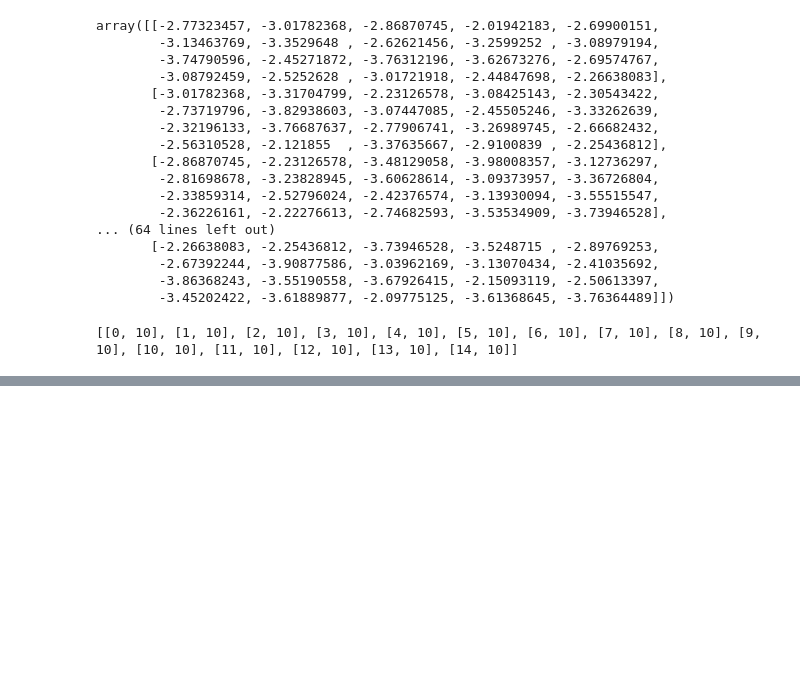
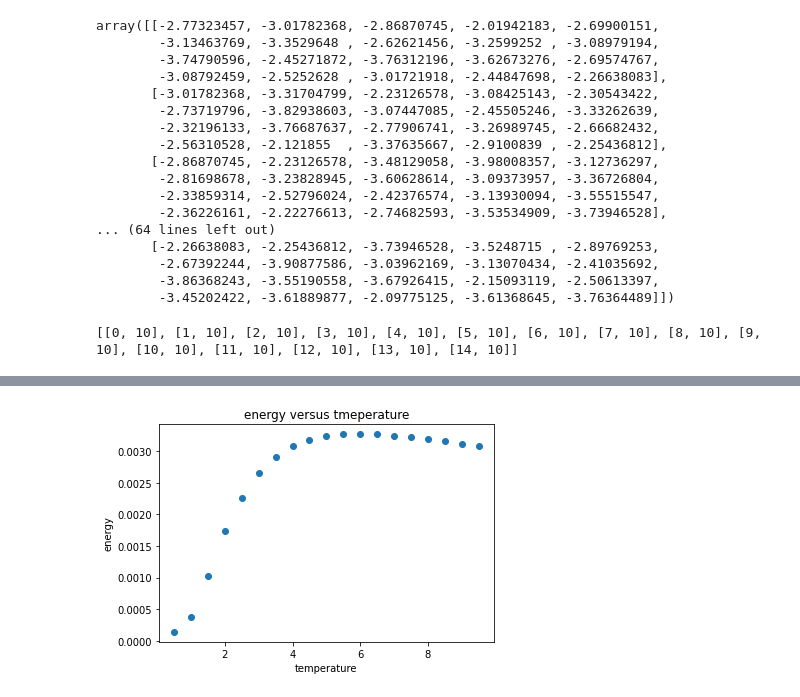
Before and after one commit to andy3278/PHYS4191_Capstone, a Jupyter notebook: final_test.ipynb, the cells around one changed output, grey strips where cells are left out. Cells and saved outputs as stored; diff of their text form; code cells hidden in the pictures; blank space fills up the shorter version.

```diff
--- a/final_test.ipynb
+++ b/final_test.ipynb
@@ -298,0 +316,11 @@ plt.show()
+# %%
+kk = [-0.00013988086586254306, -0.0003763852195512058, -0.0010215348538788632, -0.001732411217159116, -0.0022648166355634432, -0.0026561819455760798, -0.002907458958205845, -0.003073721750444946, -0.0031788175487762623, -0.003237958646745721, -0.003265276506123856, -0.0032648516003949937, -0.00326604562958725, -0.003245407875636301, -0.0032225093634406206, -0.003190996284202452, -0.0031543240576433385, -0.003115285080018983, -0.00307876413161694]
+nega = [element * -1 for element in kk]
+yup = [0.5,1.0,1.5,2.0,2.5,3.0,3.5,4.0,4.5,5.0,5.5,6.0,6.5,7.0,7.5,8.0,8.5,9.0,9.5]
+plt.scatter(yup,nega)
+plt.title('energy versus tmeperature')
+plt.xlabel('temperature')
+plt.ylabel('energy')
+plt.show()
+# %% [output]
+[figure, added]
```
Also changed, not shown: parts of 12 cells of this notebook, 5 other files.
